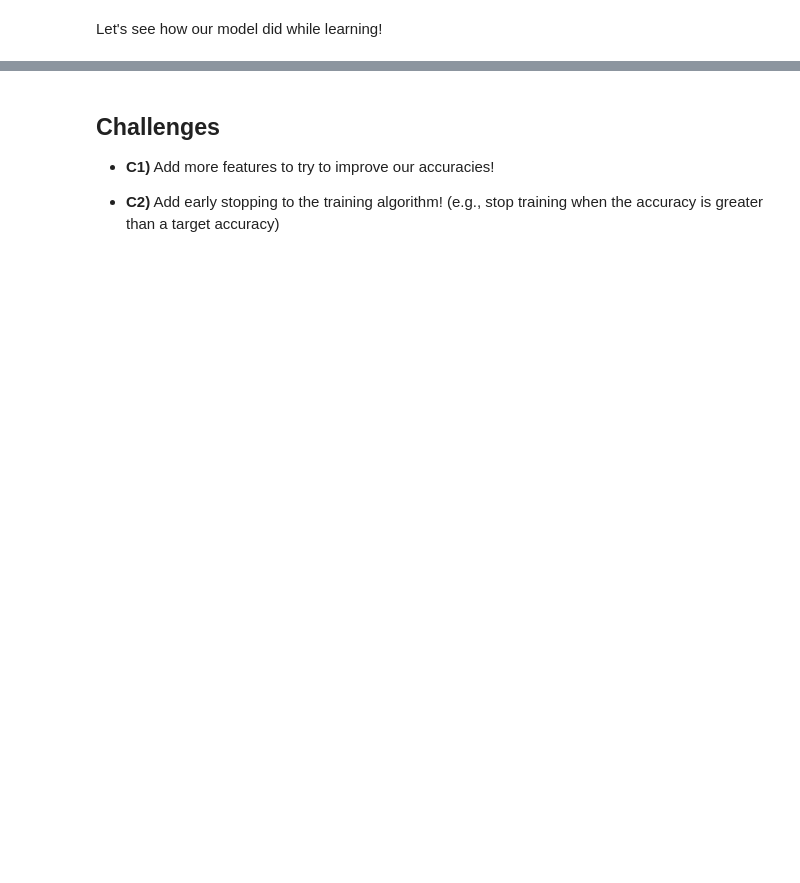
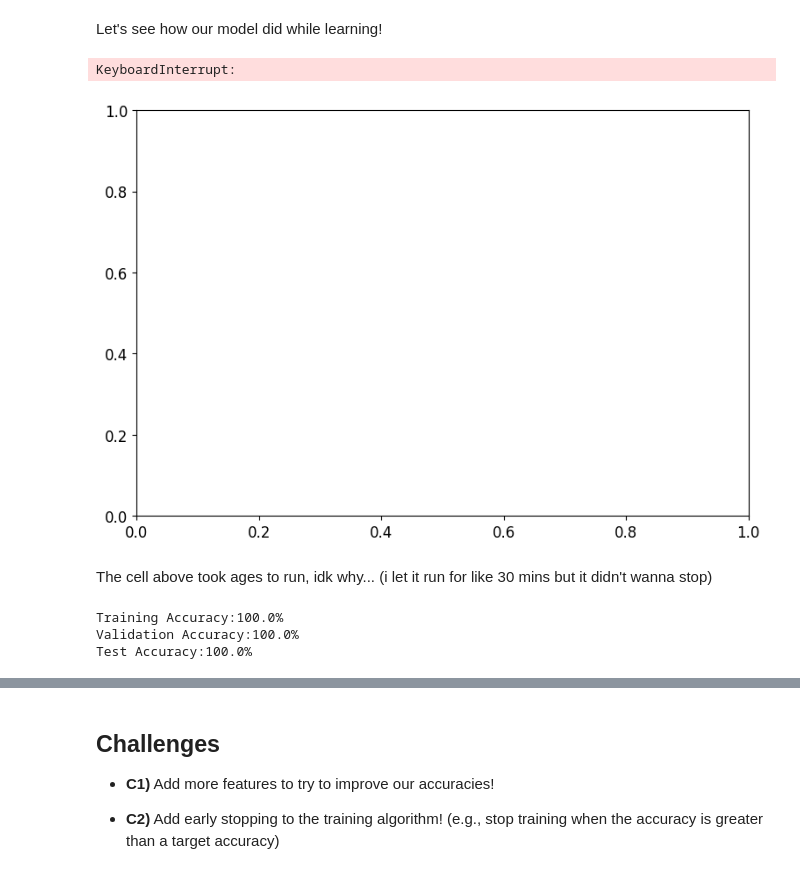
Before and after one commit to adrienabbet/2025_ML_EES, a Jupyter notebook: notebook_ml/S1_2_Training_Models.ipynb, the cells around one changed output, grey strips where cells are left out. Cells and saved outputs as stored; diff of their text form; code cells hidden in the pictures; blank space fills up the shorter version.

```diff
--- a/notebook_ml/S1_2_Training_Models.ipynb
+++ b/notebook_ml/S1_2_Training_Models.ipynb
@@ -616,9 +616,9 @@ define gradient_calculator_function(y, X_with_bias, theta_vector):
 
 ''';
 # %%
-def gradient_calculator(y, X_with_bias, theta_vector):
+def gradient_calculator(y, X_with_bias, theta):
     # Find predicted values using the predict function
-    prediction = predict_function(X_with_bias, theta_vector)
+    prediction = predict_function(X_with_bias, theta)
 
     # Assert that you have the same number of predictions as you do targets
     # Otherwise, something went wrong!
@@ -667,7 +667,7 @@ define logistic_regression(
                            y_train,
                            X_validation,
                            y_validation,
-                           theta_vector,
+                           theta,
                            number_of_iterations,
                            learning_rate_eta,
                           ):
@@ -696,7 +696,7 @@ def logistic_regression(X_train,
                         y_train,
                         X_valid,
                         y_valid,
-                        theta
+                        theta,
                         num_iters,
                         learning_rate_eta,
                       ):
@@ -709,36 +709,36 @@ def logistic_regression(X_train,
 
     #--------Training-------
     # Get predictions on training dataset
-    _______ = _______(_______, _______)
+    predict_for_training_data = predict_function(X_train, theta)
 
     # Calculate the loss
-    _______ = _______(_______, _______)
+    loss = log_loss(predict_for_training_data, y_train)
 
     # Add it to the list of training losses to keep track of it
-    training_losses._______(_______)
+    training_losses.append(training_losses)
 
     # Calculate the Gradient
-    _______ = _______(_______, _______, _______)
+    gradient = gradient_calculator(y, X_with_bias, theta)
 
     # Find the new value of theta
-    _______ = _______ - _______ * _______
+    theta = theta - gradient * learning_rate_eta
 
     #--------Validation-----------
     # Get predictions on the validation dataset
-    _______ = _______(_______, _______)
+    validation_set_predictions = predict_function(X_valid, theta)
 
     # Calculate the validation loss
-    _______ = _______(_______, _______)
+    validation_loss = log_loss(validation_set_predictions, y_valid)
 
     # Add it to the list of validation losses to keep track of it
-    validation_losses._______(_______)
+    validation_losses.append(validation_losses)
 
     # Progress Indicator
     if (iteration/num_iters * 100) % 5 == 0:
-      print(f'\rCompleted {(iteration)/(num_iter)*100}%', end='')
+      print(f'\rCompleted {(iteration)/(num_iters)*100}%', end='')
 
   print('\rCompleted 100%')
-  return [_______, _______], _______
+  return [training_losses, validation_losses], theta
 # %% [markdown]
 **¡¡¡Important Note!!!**
 
@@ -788,0 +779,10 @@ losses, coeffs = ________(_______,
+# %%
+# Complete the code
+losses, coeffs = logistic_regression(X_train,
+                          y_train,
+                          X_valid,
+                          y_valid,
+                          theta = np.array([0, 0, 0]),
+                          num_iters = 500,
+                          learning_rate_eta = 0.1,
+                          )
@@ -791,20 +809,25 @@ Let's see how our model did while learning!
 # %%
 #@title Run this cell to produce the Loss Function Visualization Graphs
 fig, ax = plt.subplots(figsize=(9,6), dpi=100)
-ax.plot(losses[0], color='blue', label='Training', linewidth=3);
-ax.plot(losses[1], color='black', label='Validation', linewidth=3);
+ax.plot(losses[0], color='blue', label='Training', linewidth=2);
+ax.plot(losses[1], color='black', label='Validation', linewidth=2);
 ax.legend();
 ax.set_ylabel('Log Loss')
 ax.set_xlabel('Iterations')
 ax.set_title('Loss Function Graph')
 ax.autoscale(axis='x', tight=True)
 fig.tight_layout();
+# %% [output]
+KeyboardInterrupt:
+[figure, added]
+# %% [markdown]
+The cell above took ages to run, idk why... (i let it run for like 30 mins but it didn't wanna stop)
 # %%
 # Let's get predictions from our model for the training, validation, and testing
 # datasets
-y_hat_train = (predict(X_train, coeffs)>=.5).astype(int)
-y_hat_valid = (predict(X_valid, coeffs)>=.5).astype(int)
-y_hat_test = (predict(X_test, coeffs)>=.5).astype(int)
+y_hat_train = (predict_function(X_train, coeffs)>=.5).astype(int)
+y_hat_valid = (predict_function(X_valid, coeffs)>=.5).astype(int)
+y_hat_test = (predict_function(X_test, coeffs)>=.5).astype(int)
 
 y_sets = [ [y_hat_train, y_train],
            [y_hat_valid, y_valid],
@@ -822,6 +845,10 @@ printout= (f'Training Accuracy:{accuracies[0]:.1%} \n'
 
 # Add the testing accuracy only once you're sure that your model works!
 print(printout)
+# %% [output]
+Training Accuracy:100.0%
+Validation Accuracy:100.0%
+Test Accuracy:100.0%
 # %% [markdown]
 Congratulations on training a logistic regression algorithm from scratch!
 
```
Also changed, not shown: parts of 2 cells of this notebook.
